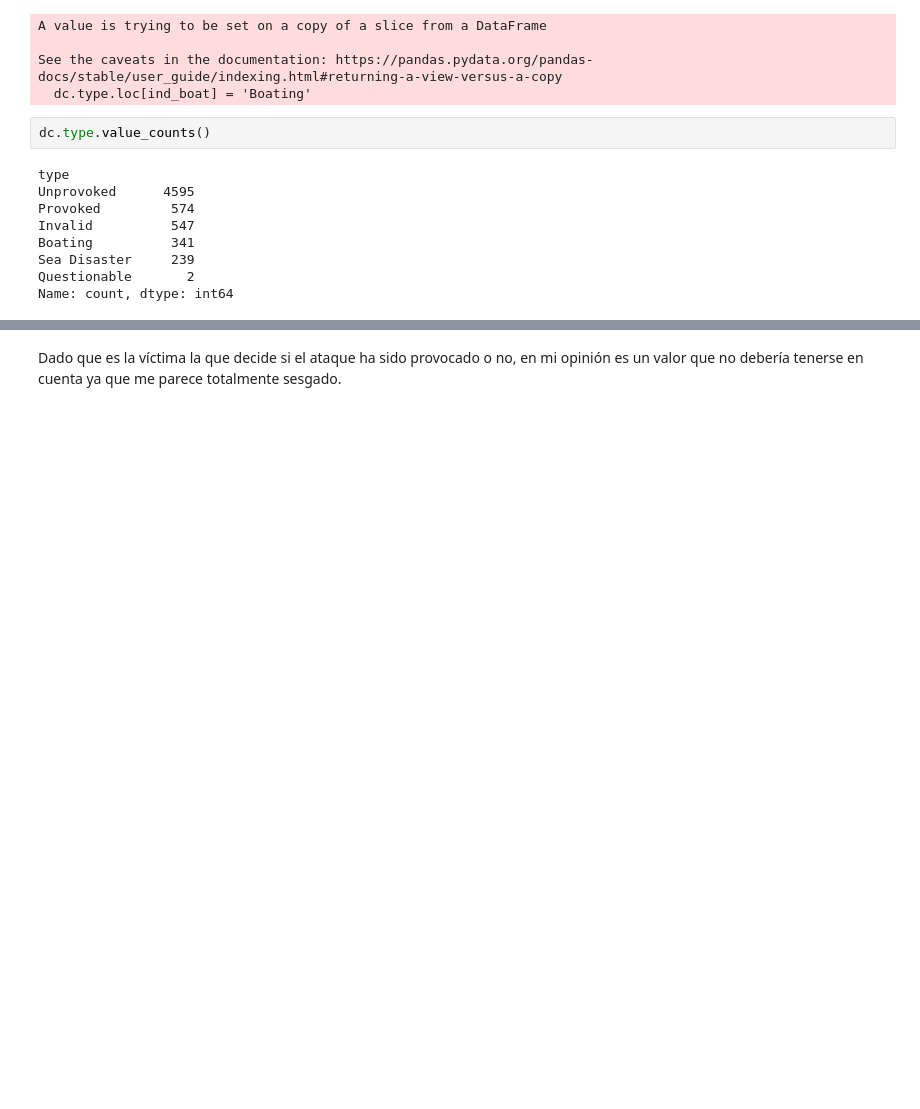
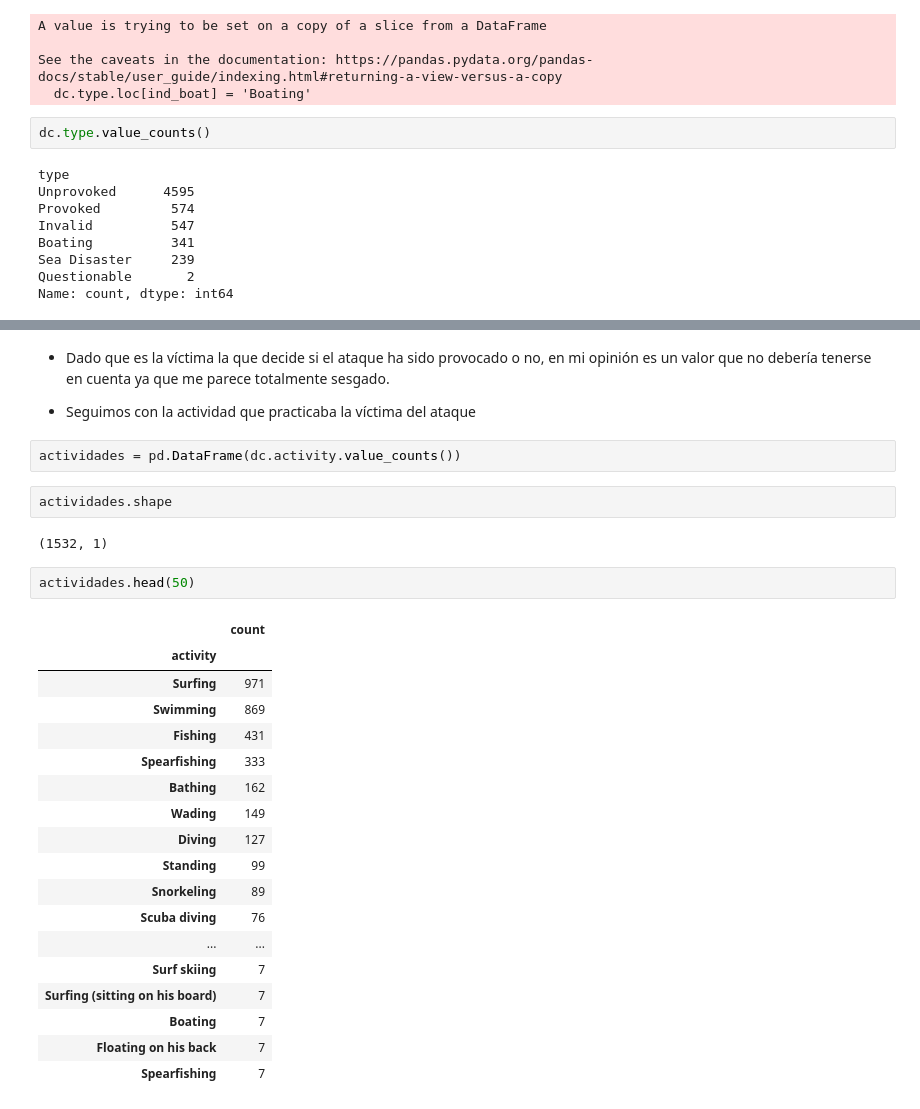
Before and after one commit to Jacobomb/PandasProjectJMB, a Jupyter notebook: notebooks/clean.ipynb, the cells around one changed output, grey strips where cells are left out. Drawn from its saved outputs; the diff is of its cells as text; blank space fills up the shorter version.

```diff
--- a/notebooks/clean.ipynb
+++ b/notebooks/clean.ipynb
@@ -392,4 +392,32 @@ dc.head()
 | 3 | 2018.06.08 | 08-Jun-2018 | 2018.0 | Unprovoked | AUSTRALIA | New South Wales | Arrawarra Headland | Surfing | male | M | ... |
 | 4 | 2018.06.04 | 04-Jun-2018 | 2018.0 | Provoked | MEXICO | Colima | La Ticla | Free diving | Gustavo Ramos | M | ... |
 # %% [markdown]
-Dado que es la víctima la que decide si el ataque ha sido provocado o no, en mi opinión es un valor que no debería tenerse en cuenta ya que me parece totalmente sesgado.
++ Dado que es la víctima la que decide si el ataque ha sido provocado o no, en mi opinión es un valor que no debería tenerse en cuenta ya que me parece totalmente sesgado.
+* Seguimos con la actividad que practicaba la víctima del ataque
+# %%
+actividades = pd.DataFrame(dc.activity.value_counts())
+# %%
+actividades.shape
+# %% [output]
+(1532, 1)
+# %%
+actividades.head(50)
+# %% [output]
+|  | count |
+| activity |  |
+| Surfing | 971 |
+| Swimming | 869 |
+| Fishing | 431 |
+| Spearfishing | 333 |
+| Bathing | 162 |
+| Wading | 149 |
+| Diving | 127 |
+| Standing | 99 |
+| Snorkeling | 89 |
+| Scuba diving | 76 |
+| ... | ... |
+| Surf skiing | 7 |
+| Surfing (sitting on his board) | 7 |
+| Boating | 7 |
+| Floating on his back | 7 |
+| Spearfishing | 7 |
```
Also changed, not shown: parts of 8 cells of this notebook.
